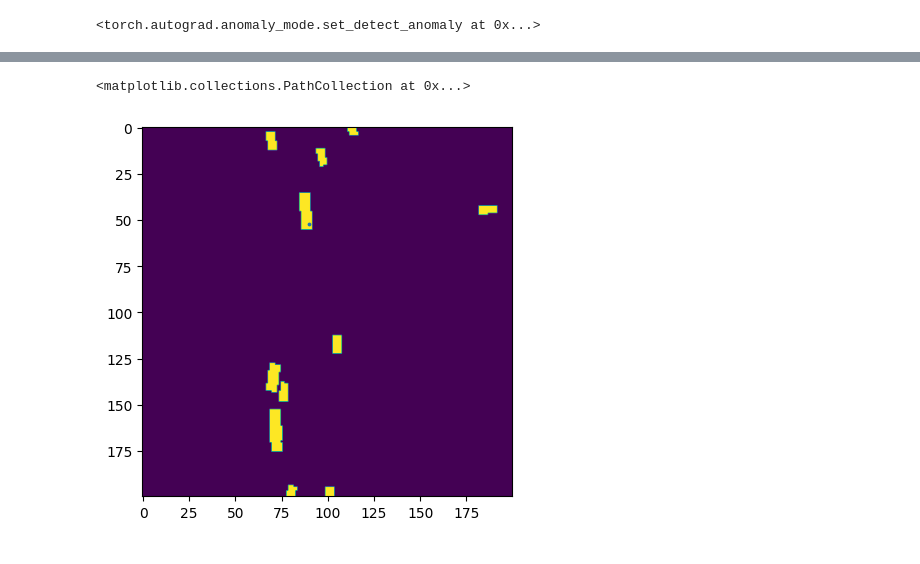
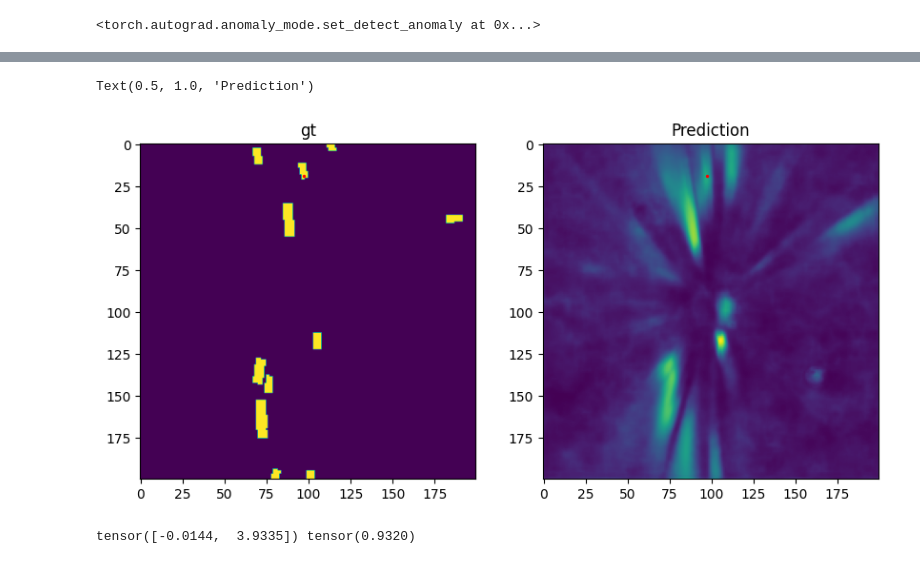
Before and after one commit to nargoo0328/cross_view_transformers, a Jupyter notebook: scripts/test_bug.ipynb, the cells around one changed output, grey strips where cells are left out. Saved outputs shown, nothing was run; the diff lists cells and outputs as text; code cells hidden in the pictures.

```diff
--- a/scripts/test_bug.ipynb
+++ b/scripts/test_bug.ipynb
@@ -22,11 +22,11 @@ torch.autograd.set_detect_anomaly(True)
 # %%
 version = 'cvt_labels_nuscenes_v2'
 cfg1 = get_cfg(DATASET_DIR, version, 'SparseBEVSeg_Det_3') # cvt_nuscenes_multiclass Sparse
-device = torch.device('cuda:0') # cuda:5
-model_version = '2024_0815_133911'
+device = torch.device('cpu') # cuda:5
+model_version = '2024_0820_214905'
 CHECKPOINT_PATH = None
-# CHECKPOINT_PATH = '../logs/cross_view_transformers_test/' + model_version +'/checkpoints/last.ckpt'
-model, network, loader, viz, _ = prepare_val(cfg1, device, CHECKPOINT_PATH, mode='split', batch_size=2)
+CHECKPOINT_PATH = '../logs/cross_view_transformers_test/' + model_version +'/checkpoints/last.ckpt'
+model, network, loader, viz, dataset = prepare_val(cfg1, device, CHECKPOINT_PATH, mode='split', batch_size=4)
 # %% [output]
 The version_base parameter is not specified.
 Please specify a compatability version level, or None.
@@ -42,7 +43,7 @@ Dataset length: 49
 network.to(device)
 model.to(device)
 model.metrics.reset()
-with_grad = True
+with_grad = False
 
 if with_grad:
     network.train()
@@ -100,12 +111,27 @@ plt.scatter([97],[30], s=3)
-# %%
-for i,batch in enumerate(loader):
-    break
 # %%
+fig, (ax1, ax2) = plt.subplots(1, 2, figsize=(10, 8))
+y = 19
+x = 97
 vehicle_idx = [[4,5,6,7,8,10,11]]
 vehicles = [batch['bev'][:, idx].max(1, keepdim=True).values for idx in vehicle_idx]
 vehicles = torch.cat(vehicles, 1)
-plt.imshow(vehicles[0,0].cpu().numpy())
-plt.scatter([90],[52], s=3)
+ax1.imshow(vehicles[0,0].cpu().numpy())
+ax1.scatter([x],[y], s=2, c='r')
+ax1.set_title('gt')
+
+ax2.imshow(((pred['VEHICLE'][0,0].sigmoid().detach().cpu())).numpy())
+ax2.scatter([x],[y], s=2, c='r')
+ax2.set_title('Prediction')
 # %% [output]
-<matplotlib.collections.PathCollection at 0x...>
+Text(0.5, 1.0, 'Prediction')
-[figure, old version]
+[figure, new version]
+# %%
+y = 20
+x = 96
+print(pred['height'][0,:,y,x], batch['height'][0,0,y,x])
+
+# y = 25
+# x = 96
+# print(pred['height'][0,:,y,x], batch['height'][0,0,y,x])
+# %% [output]
+tensor([-0.0144,  3.9335]) tensor(0.9320)
```
Also changed, not shown: parts of 10 cells of this notebook, 8 other files.
